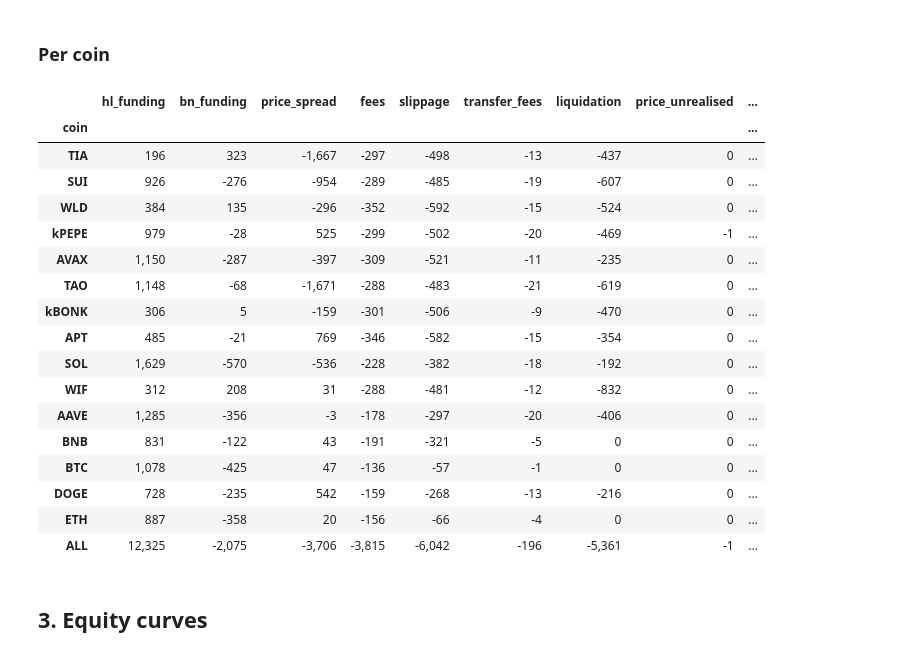
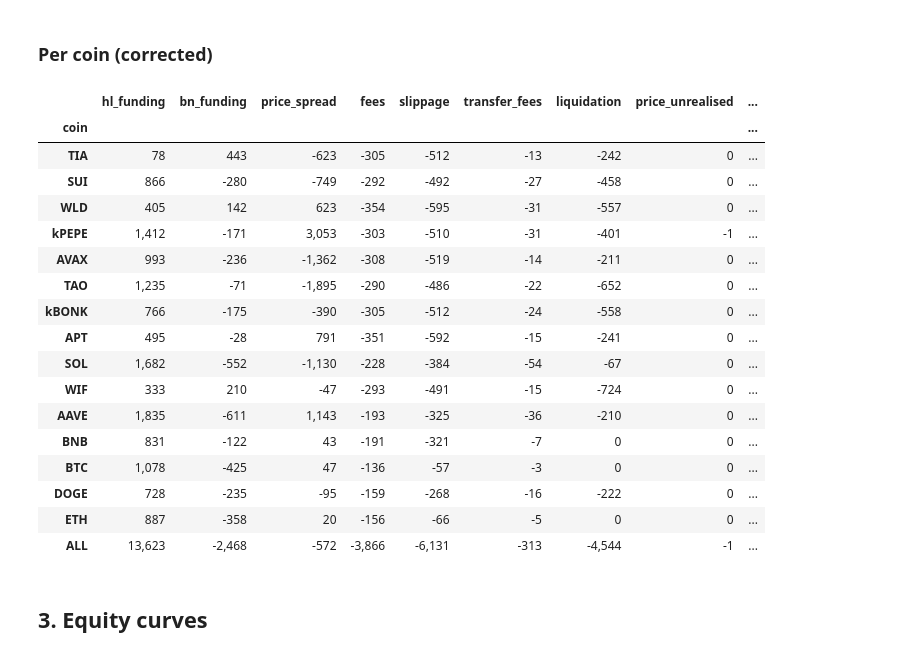
Before and after one commit to arthurfritscheck/funding-dislocations, a Jupyter notebook: notebooks/02_strategy.ipynb, the cells around one changed output. Drawn from its saved outputs; the diff is of its cells as text; code cells hidden in the pictures.

```diff
--- a/notebooks/02_strategy.ipynb
+++ b/notebooks/02_strategy.ipynb
@@ -23,10 +33,14 @@ from src.config import load_config, ROOT
 from src.backtest import engine as E, metrics as M
 from src.analysis import backtest_figures as F
 
-cfg = load_config()
-inputs = E.load_inputs(cfg)
-base = E.run(cfg, inputs)
-zc = E.run(E.zero_cost(cfg), inputs)
-always = E.run(cfg, inputs, E.AlwaysOnPolicy(1))
+base_cfg = load_config()
+inputs = E.load_inputs(base_cfg)
+runs = {}
+for v in ("as_specified", "corrected"):
+    cfg = E.variant_cfg(base_cfg, v)
+    runs[v] = {"strategy": E.run(cfg, inputs), "zero_cost": E.run(E.zero_cost(cfg), inputs),
+               "always_on": E.run(cfg, inputs, E.AlwaysOnPolicy(1))}
 usd = "{:,.0f}".format
+check = pd.read_csv(ROOT / "report/tables/backtest_summary.csv", index_col=0)
+assert abs(M.summary(runs["as_specified"]["strategy"])["total_pnl"] - check.loc["total_pnl", "strategy"]) < 0.01
 # %% [markdown]
@@ -88,25 +109,25 @@ F.plot_decomposition(dec["strategy"], "Strategy P&L by component, design period
 # %% [markdown]
-### Per coin
+### Per coin (corrected)
 # %%
-M.decomposition(base.trades).style.format(usd)
+M.decomposition(runs["corrected"]["strategy"].trades).style.format(usd)
 # %% [output]
 |  | hl_funding | bn_funding | price_spread | fees | slippage | transfer_fees | liquidation | price_unrealised | ... |
 | coin |  |  |  |  |  |  |  |  | ... |
-| TIA | 196 | 323 | -1,667 | -297 | -498 | -13 | -437 | 0 | ... |
-| SUI | 926 | -276 | -954 | -289 | -485 | -19 | -607 | 0 | ... |
-| WLD | 384 | 135 | -296 | -352 | -592 | -15 | -524 | 0 | ... |
-| kPEPE | 979 | -28 | 525 | -299 | -502 | -20 | -469 | -1 | ... |
-| AVAX | 1,150 | -287 | -397 | -309 | -521 | -11 | -235 | 0 | ... |
-| TAO | 1,148 | -68 | -1,671 | -288 | -483 | -21 | -619 | 0 | ... |
-| kBONK | 306 | 5 | -159 | -301 | -506 | -9 | -470 | 0 | ... |
-| APT | 485 | -21 | 769 | -346 | -582 | -15 | -354 | 0 | ... |
-| SOL | 1,629 | -570 | -536 | -228 | -382 | -18 | -192 | 0 | ... |
-| WIF | 312 | 208 | 31 | -288 | -481 | -12 | -832 | 0 | ... |
-| AAVE | 1,285 | -356 | -3 | -178 | -297 | -20 | -406 | 0 | ... |
-| BNB | 831 | -122 | 43 | -191 | -321 | -5 | 0 | 0 | ... |
-| BTC | 1,078 | -425 | 47 | -136 | -57 | -1 | 0 | 0 | ... |
-| DOGE | 728 | -235 | 542 | -159 | -268 | -13 | -216 | 0 | ... |
-| ETH | 887 | -358 | 20 | -156 | -66 | -4 | 0 | 0 | ... |
-| ALL | 12,325 | -2,075 | -3,706 | -3,815 | -6,042 | -196 | -5,361 | -1 | ... |
+| TIA | 78 | 443 | -623 | -305 | -512 | -13 | -242 | 0 | ... |
+| SUI | 866 | -280 | -749 | -292 | -492 | -27 | -458 | 0 | ... |
+| WLD | 405 | 142 | 623 | -354 | -595 | -31 | -557 | 0 | ... |
+| kPEPE | 1,412 | -171 | 3,053 | -303 | -510 | -31 | -401 | -1 | ... |
+| AVAX | 993 | -236 | -1,362 | -308 | -519 | -14 | -211 | 0 | ... |
+| TAO | 1,235 | -71 | -1,895 | -290 | -486 | -22 | -652 | 0 | ... |
+| kBONK | 766 | -175 | -390 | -305 | -512 | -24 | -558 | 0 | ... |
+| APT | 495 | -28 | 791 | -351 | -592 | -15 | -241 | 0 | ... |
+| SOL | 1,682 | -552 | -1,130 | -228 | -384 | -54 | -67 | 0 | ... |
+| WIF | 333 | 210 | -47 | -293 | -491 | -15 | -724 | 0 | ... |
+| AAVE | 1,835 | -611 | 1,143 | -193 | -325 | -36 | -210 | 0 | ... |
+| BNB | 831 | -122 | 43 | -191 | -321 | -7 | 0 | 0 | ... |
+| BTC | 1,078 | -425 | 47 | -136 | -57 | -3 | 0 | 0 | ... |
+| DOGE | 728 | -235 | -95 | -159 | -268 | -16 | -222 | 0 | ... |
+| ETH | 887 | -358 | 20 | -156 | -66 | -5 | 0 | 0 | ... |
+| ALL | 13,623 | -2,468 | -572 | -3,866 | -6,131 | -313 | -4,544 | -1 | ... |
 # %% [markdown]
 ## 3. Equity curves
```
Also changed, not shown: parts of 16 cells of this notebook, 15 other files.
